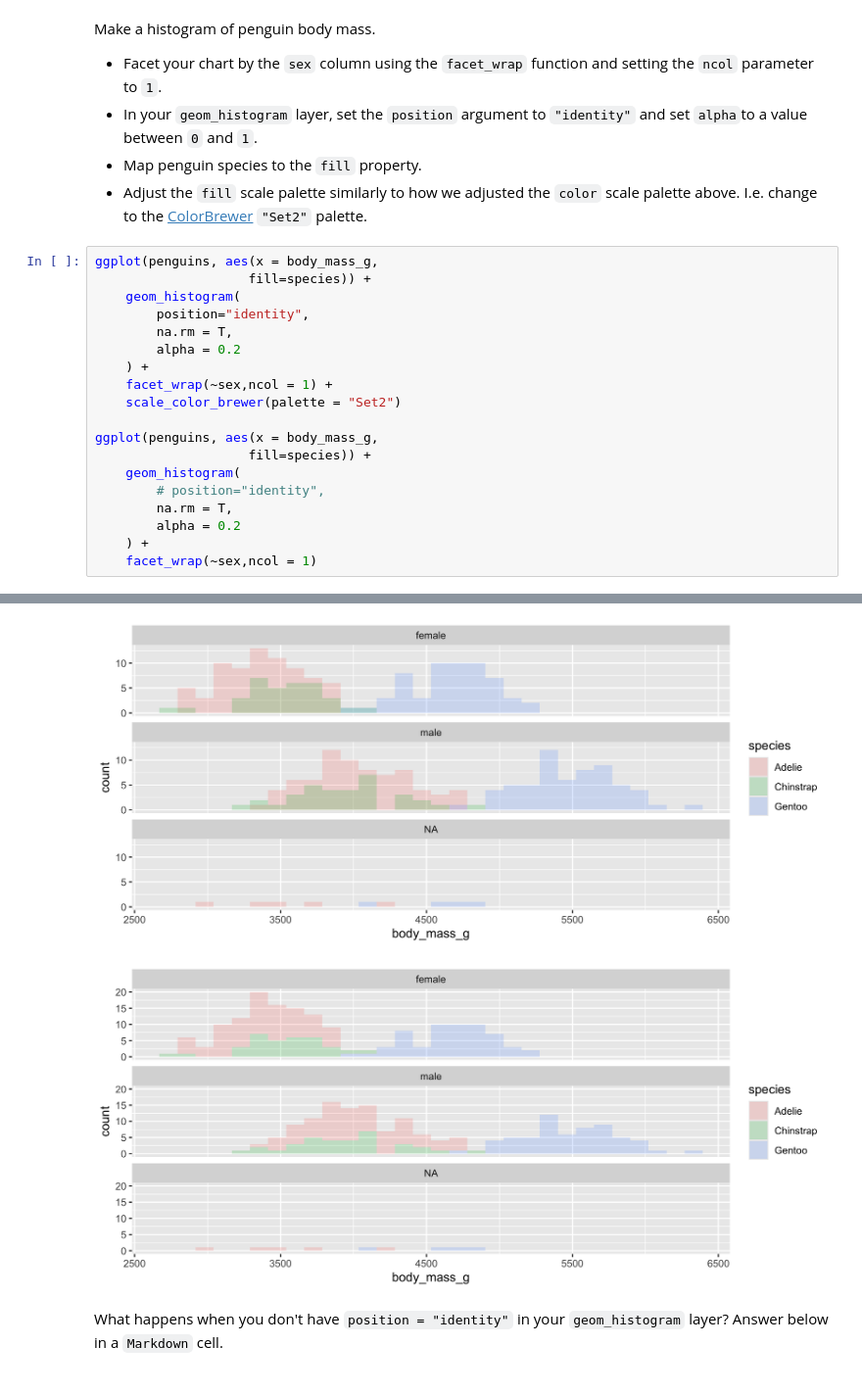
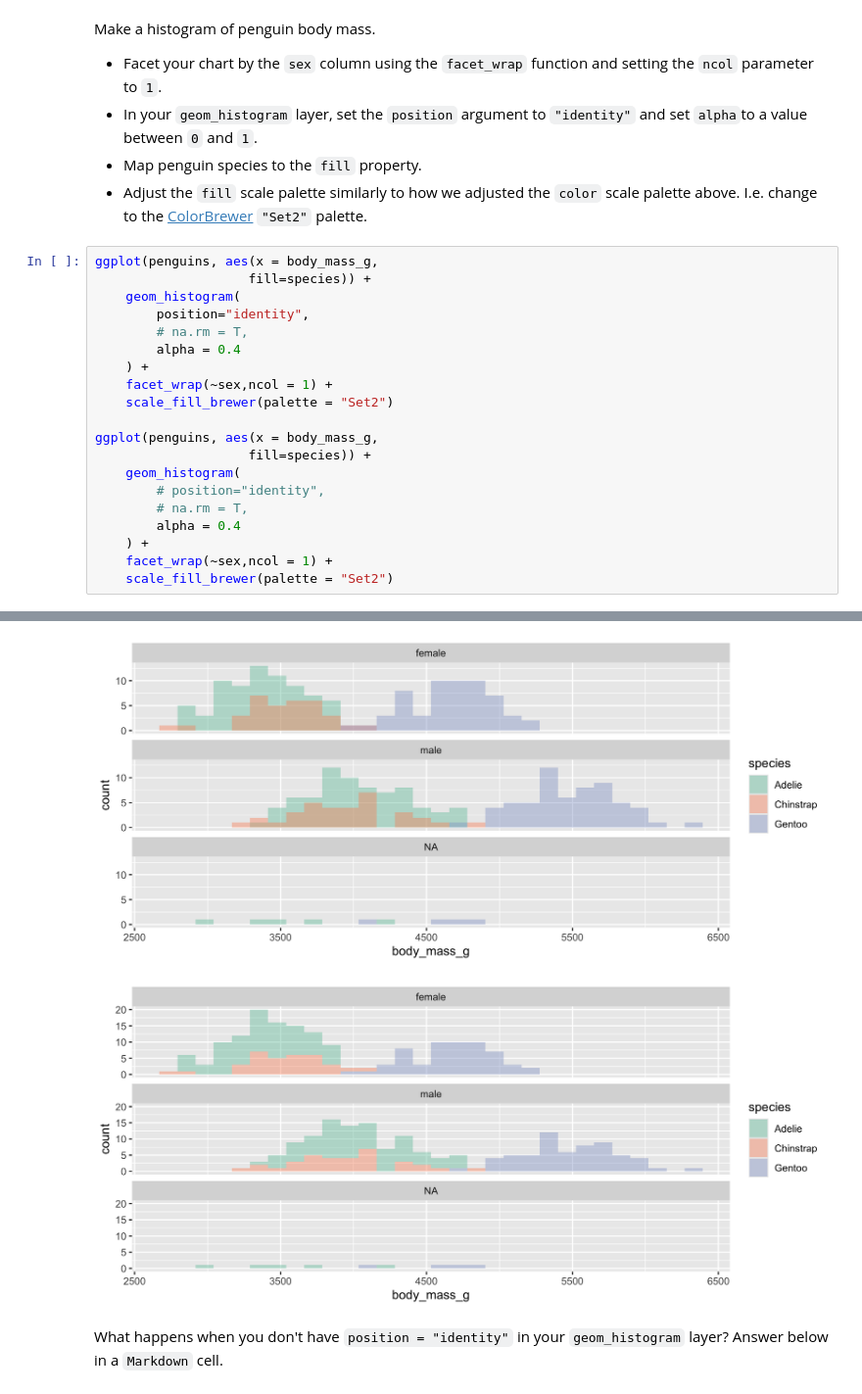
Before and after one commit to UNC-DATA-730/unit-2-assignment-dameyer, a Jupyter notebook: assignment2.ipynb, the cells around one changed output, grey strips where cells are left out. Shown at 98% size. Saved outputs shown, nothing was run; the diff lists cells and outputs as text.

```diff
--- a/assignment2.ipynb
+++ b/assignment2.ipynb
@@ -86,19 +89,20 @@ ggplot(penguins, aes(x = body_mass_g,
                     fill=species)) +
     geom_histogram(
         position="identity",
-        na.rm = T,
-        alpha = 0.2
+        # na.rm = T,
+        alpha = 0.4
     ) +
     facet_wrap(~sex,ncol = 1) +
-    scale_color_brewer(palette = "Set2")
+    scale_fill_brewer(palette = "Set2")
 
 ggplot(penguins, aes(x = body_mass_g,
                     fill=species)) +
     geom_histogram(
         # position="identity",
-        na.rm = T,
-        alpha = 0.2
+        # na.rm = T,
+        alpha = 0.4
     ) +
-    facet_wrap(~sex,ncol = 1)
+    facet_wrap(~sex,ncol = 1) +
+    scale_fill_brewer(palette = "Set2")
 # %% [output]
 `stat_bin()` using `bins = 30`. Pick better value with `binwidth`.
@@ -106,4 +114,4 @@ ggplot(penguins, aes(x = body_mass_g,
-[figure, old version]
+[figure, new version]
-[figure, old version]
+[figure, new version]
 # %% [markdown]
 What happens when you don't have `position = "identity"` in your `geom_histogram` layer? Answer below in a `Markdown` cell.
```
Also changed, not shown: parts of 7 cells of this notebook.
